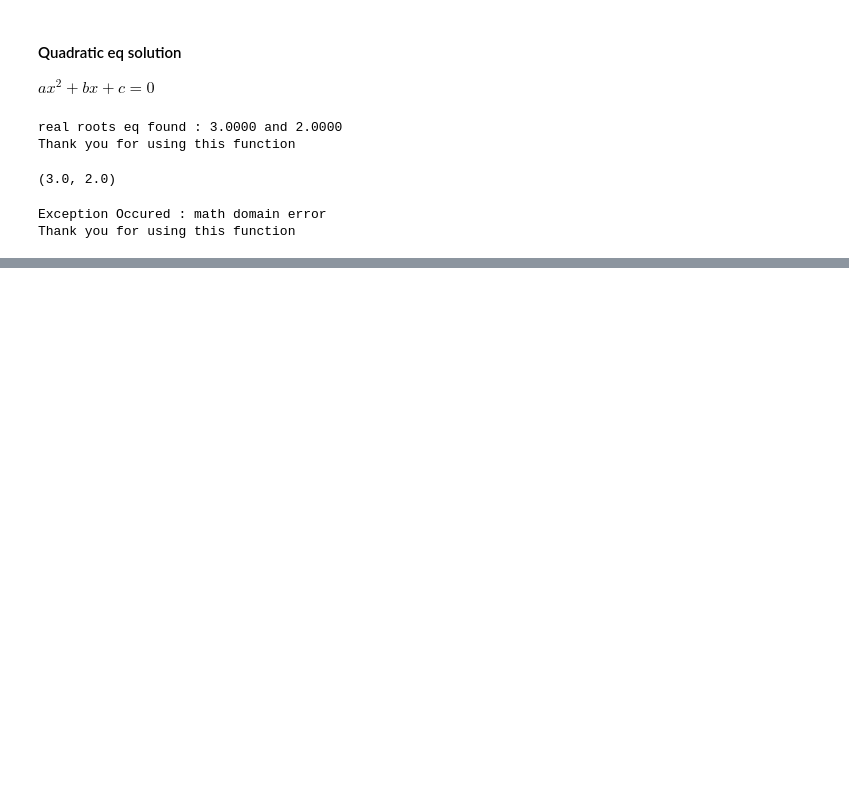
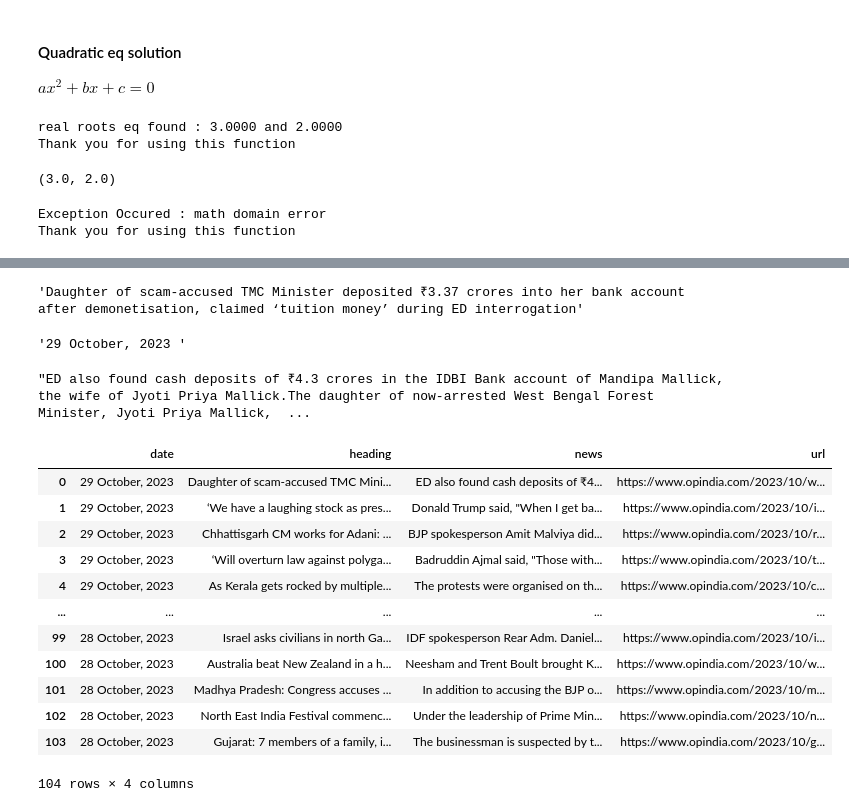
Before and after one commit to dipali8111999/Projects, a Jupyter notebook: Python functions/functions.ipynb, the cells around one changed output, grey strips where cells are left out. Drawn from its saved outputs; the diff is of its cells as text; code cells hidden in the pictures; blank space fills up the shorter version.

```diff
--- a/Python functions/functions.ipynb
+++ b/Python functions/functions.ipynb
@@ -1164,0 +1349,15 @@ Thank you for using this function
+# %%
+news = ''
+for i in content:
+    news = news + i.text
+# %%
+def get_news_details(url):
+    data2 = requests.get(url)
+    bs2 = BeautifulSoup(data2.content)
+    h = bs2.find('h1',class_="tdb-title-text").text
+    t = bs2.find('time',class_="entry-date updated td-module-date").text
+    cont = bs2.find_all('p')
+    news = ''
+    for i in cont:
+        news = news + i.text
+    return h, t, news
@@ -1164,0 +1370,55 @@ Thank you for using this function
+# %%
+h,t,news = get_news_details(links[0])
+# %%
+h
+# %% [output]
+'Daughter of scam-accused TMC Minister deposited ₹3.37 crores into her bank account after demonetisation, claimed ‘tuition money’ during ED interrogation'
+# %%
+t
+# %% [output]
+'29 October, 2023 '
+# %%
+news
+# %% [output]
+"ED also found cash deposits of ₹4.3 crores in the IDBI Bank account of Mandipa Mallick, the wife of Jyoti Priya Mallick.The daughter of now-arrested West Bengal Forest Minister, Jyoti Priya Mallick,  ...
+# %%
+import pandas as pd
+def get_news_dataframe(url):
+    # get news links
+    links = get_news_url(url)
+    title = []
+    date = []
+    article = []
+    # get news details
+    for i in links:
+        h,t,news = get_news_details(i)
+        title.append(h)
+        date.append(t)
+        article.append(news)
+
+    # create a dictionary then dataframe
+    dct = {'date':date,
+           'heading':title,
+           'news':article,
+           'url':links}
+
+    # create a dataframe
+    df = pd.DataFrame(dct)
+    return df
+# %%
+df = get_news_dataframe(url)
+df
+# %% [output]
+|  | date | heading | news | url |
+| 0 | 29 October, 2023 | Daughter of scam-accused TMC Mini... | ED also found cash deposits of ₹4... | https://www.opindia.com/2023/10/w... |
+| 1 | 29 October, 2023 | ‘We have a laughing stock as pres... | Donald Trump said, "When I get ba... | https://www.opindia.com/2023/10/i... |
+| 2 | 29 October, 2023 | Chhattisgarh CM works for Adani: ... | BJP spokesperson Amit Malviya did... | https://www.opindia.com/2023/10/r... |
+| 3 | 29 October, 2023 | ‘Will overturn law against polyga... | Badruddin Ajmal said, "Those with... | https://www.opindia.com/2023/10/t... |
+| 4 | 29 October, 2023 | As Kerala gets rocked by multiple... | The protests were organised on th... | https://www.opindia.com/2023/10/c... |
+| ... | ... | ... | ... | ... |
+| 99 | 28 October, 2023 | Israel asks civilians in north Ga... | IDF spokesperson Rear Adm. Daniel... | https://www.opindia.com/2023/10/i... |
+| 100 | 28 October, 2023 | Australia beat New Zealand in a h... | Neesham and Trent Boult brought K... | https://www.opindia.com/2023/10/w... |
+| 101 | 28 October, 2023 | Madhya Pradesh: Congress accuses ... | In addition to accusing the BJP o... | https://www.opindia.com/2023/10/m... |
+| 102 | 28 October, 2023 | North East India Festival commenc... | Under the leadership of Prime Min... | https://www.opindia.com/2023/10/n... |
+| 103 | 28 October, 2023 | Gujarat: 7 members of a family, i... | The businessman is suspected by t... | https://www.opindia.com/2023/10/g... |
+104 rows × 4 columns
```
Also changed, not shown: parts of 31 cells of this notebook.
